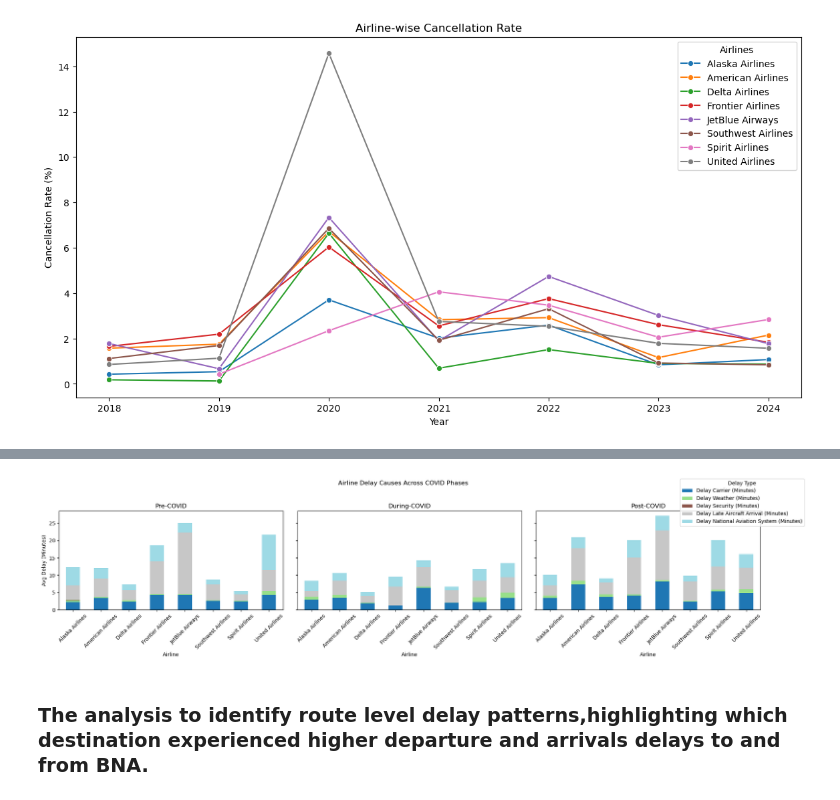
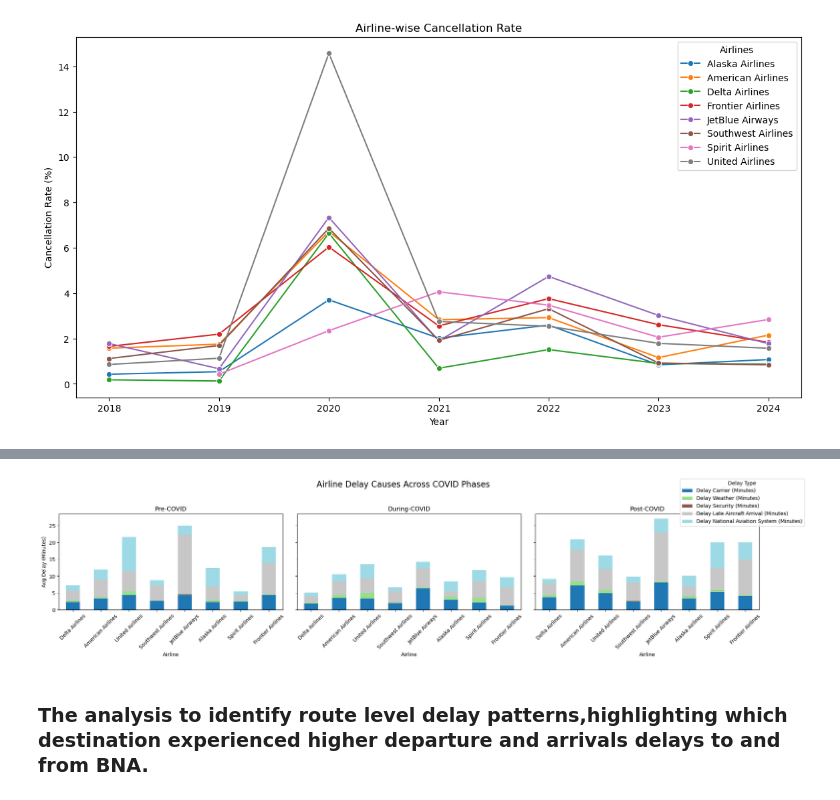
Before and after one commit to shrutivir/BNA-flight-delay-covid_impact, a Jupyter notebook: Notebook/Images/BNA_Airport_Delay.ipynb, the cells around one changed output, grey strips where cells are left out. Drawn from its saved outputs; the diff is of its cells as text; code cells hidden in the pictures.

```diff
--- a/Notebook/Images/BNA_Airport_Delay.ipynb
+++ b/Notebook/Images/BNA_Airport_Delay.ipynb
@@ -677,28 +708,56 @@ delay_causes_by_airlines.head(2)
 |  | Airlines | COVID_Phase | Delay Carrier (Minutes) | Delay Weather (Minutes) | Delay Security (Minutes) | ... |
 | 0 | Alaska Airlines | During-COVID | 2.985320 | 0.809154 | 0.035406 | ... |
 | 1 | Alaska Airlines | Post-COVID | 3.435084 | 0.663020 | 0.030999 | ... |
-# %%
-fig, axes = plt.subplots(1,3, figsize=(20,6), sharey=True)
-phases = ['Pre-COVID', 'During-COVID', 'Post-COVID']
-for i, phase in enumerate(phases):
-    data = delay_causes_by_airlines[delay_causes_by_airlines['COVID_Phase']==phase]
-    data.set_index('Airlines', inplace=True)
-    data[
-        ['Delay Carrier (Minutes)','Delay Weather (Minutes)','Delay Security (Minutes)',
-         'Delay Late Aircraft Arrival (Minutes)','Delay National Aviation System (Minutes)']
-    ].plot(kind='bar', stacked=True, ax=axes[i], colormap='tab20', legend=False)
-    axes[i].set_title(phase)
-    axes[i].set_xlabel('Airline')
-    axes[i].set_ylabel('Avg Delay (Minutes)' if i==0 else '')
-    axes[i].tick_params(axis='x', rotation=45)
-### Adding single legend for all subplots
-handles, labels = axes[0].get_legend_handles_labels()
-fig.legend(handles, labels, loc='upper right', title='Delay Type',bbox_to_anchor=(1.05, 1))
-plt.suptitle('Airline Delay Causes Across COVID Phases')
-plt.tight_layout(rect=[0, 0.15, 1, 0.95])
-plt.savefig('Airline-wise Delay Causes Across Covid Phase.png', dpi=300)
-# %% [output]
-[figure, removed]
+# %%
+fig, axes = plt.subplots(1, 3, figsize=(20, 6), sharey=True)
+phases = ['Pre-COVID', 'During-COVID', 'Post-COVID']
+delay_columns = [
+    'Delay Carrier (Minutes)',
+    'Delay Weather (Minutes)',
+    'Delay Security (Minutes)',
+    'Delay Late Aircraft Arrival (Minutes)',
+    'Delay National Aviation System (Minutes)']
+for i, phase in enumerate(phases):
+    # Filter data by phase
+    data = delay_causes_by_airlines[
+        delay_causes_by_airlines['COVID_Phase'] == phase
+    ].copy()    # Set airline as index and enforce order
+    data = (
+        data
+        .set_index('Airlines')
+        .reindex(airline_order)   # 👈 THIS enforces structure
+ )
+
+    # Plot stacked bars
+    data[delay_columns].plot(
+        kind='bar',
+        stacked=True,
+        ax=axes[i],
+        colormap='tab20',
+        legend=False
+    )
+
+    axes[i].set_title(phase)
+    axes[i].set_xlabel('Airline')
+    axes[i].set_ylabel('Avg Delay (Minutes)' if i == 0 else '')
+    axes[i].tick_params(axis='x', rotation=45)
+
+# Single legend for all subplots
+handles, labels = axes[0].get_legend_handles_labels()
+fig.legend(
+    handles,
+    labels,
+    loc='upper right',
+    title='Delay Type',
+    bbox_to_anchor=(1.05, 1)
+)
+
+plt.suptitle('Airline Delay Causes Across COVID Phases', fontsize=16)
+plt.tight_layout(rect=[0, 0.15, 1, 0.95])
+plt.savefig('airline_delay_causes_by_phase.png', dpi=300)
+plt.show()
+# %% [output]
+[figure, added]
 # %% [markdown]
 ### The analysis to identify route level delay patterns,highlighting which destination experienced higher departure and arrivals delays to and from BNA.
 # %%
```
Also changed, not shown: parts of 6 cells of this notebook, 7 other files.
